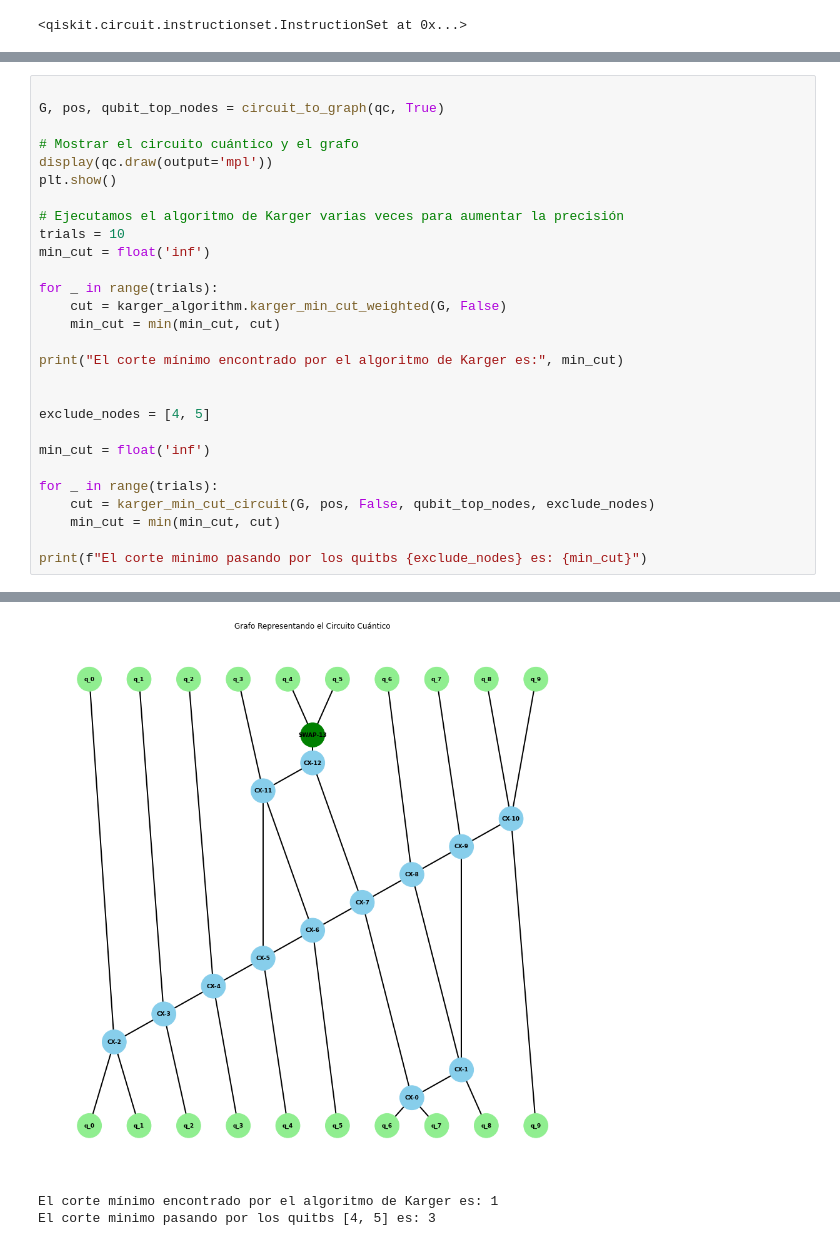
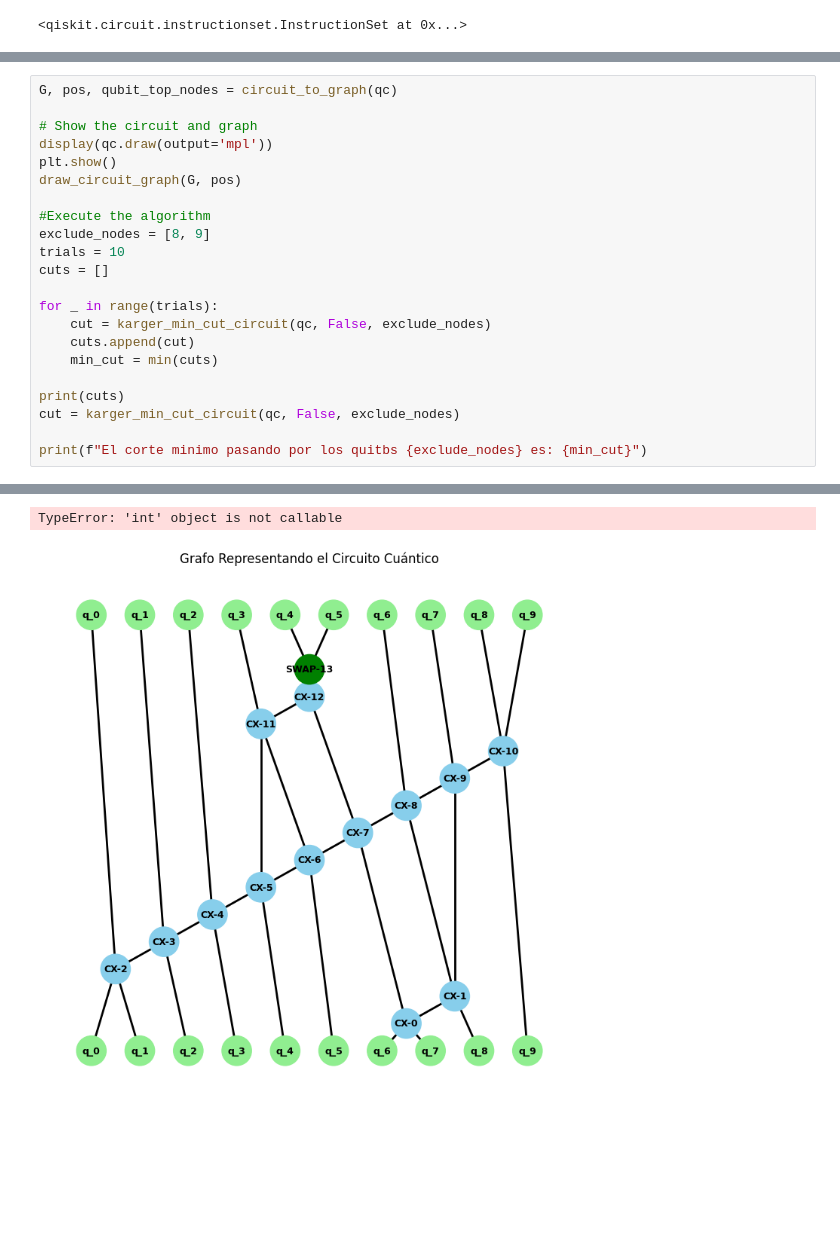
Before and after one commit to PiPevafo/Minimal-cut-in-a-Quantum-Circuit, a Jupyter notebook: karger_modified.ipynb, the cells around one changed output, grey strips where cells are left out. Drawn from its saved outputs; the diff is of its cells as text; blank space fills up the shorter version.

Commit message:
Modificare algorithm

```diff
--- a/karger_modified.ipynb
+++ b/karger_modified.ipynb
@@ -183,29 +199,23 @@ def circuit_to_graph(qc, bool_plot):
 # %%
+G, pos, qubit_top_nodes = circuit_to_graph(qc)
 
-G, pos, qubit_top_nodes = circuit_to_graph(qc, True)
-
-# Mostrar el circuito cuántico y el grafo
+# Show the circuit and graph
 display(qc.draw(output='mpl'))
 plt.show()
+draw_circuit_graph(G, pos)
 
-# Ejecutamos el algoritmo de Karger varias veces para aumentar la precisión
+#Execute the algorithm
+exclude_nodes = [8, 9]
 trials = 10
-min_cut = float('inf')
+cuts = []
 
 for _ in range(trials):
-    cut = karger_algorithm.karger_min_cut_weighted(G, False)
-    min_cut = min(min_cut, cut)
+    cut = karger_min_cut_circuit(qc, False, exclude_nodes)
+    cuts.append(cut)
+    min_cut = min(cuts)
 
-print("El corte mínimo encontrado por el algoritmo de Karger es:", min_cut)
-
-
-exclude_nodes = [4, 5]
-
-min_cut = float('inf')
-
-for _ in range(trials):
-    cut = karger_min_cut_circuit(G, pos, False, qubit_top_nodes, exclude_nodes)
-    min_cut = min(min_cut, cut)
+print(cuts)
+cut = karger_min_cut_circuit(qc, False, exclude_nodes)
 
 print(f"El corte minimo pasando por los quitbs {exclude_nodes} es: {min_cut}")
 # %% [output]
@@ -213,4 +223,3 @@ print(f"El corte minimo pasando por los quitbs {exclude_nodes} es: {min_cut}")
+TypeError: 'int' object is not callable
-[figure, old version]
+[figure, new version]
-El corte mínimo encontrado por el algoritmo de Karger es: 1
-El corte minimo pasando por los quitbs [4, 5] es: 3
 # %%
```
Also changed, not shown: parts of 8 cells of this notebook, 2 other files.
